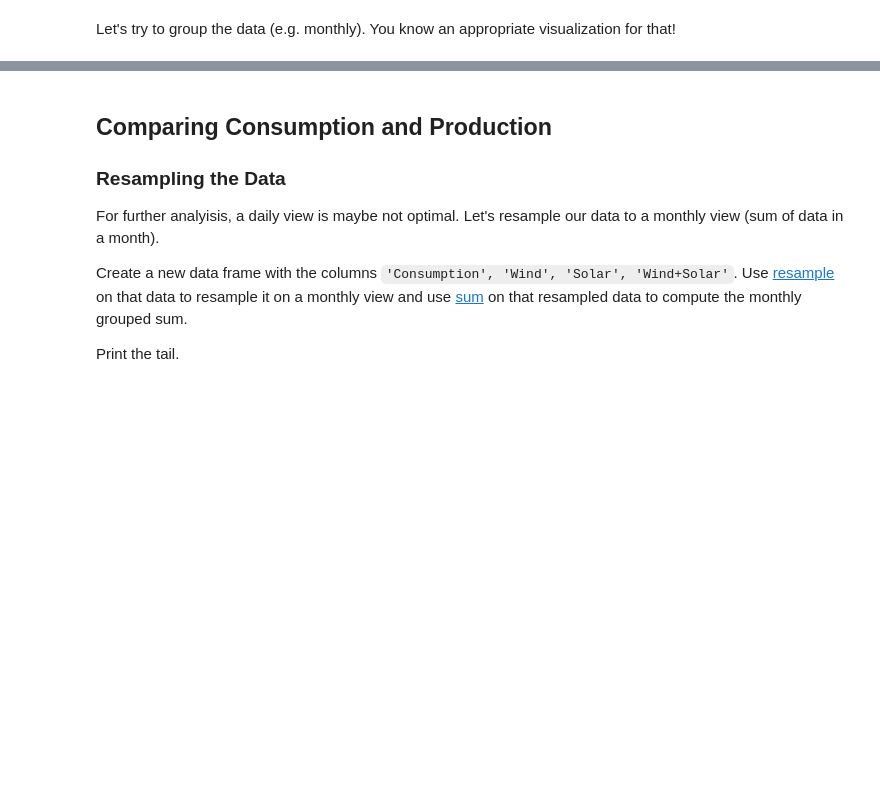
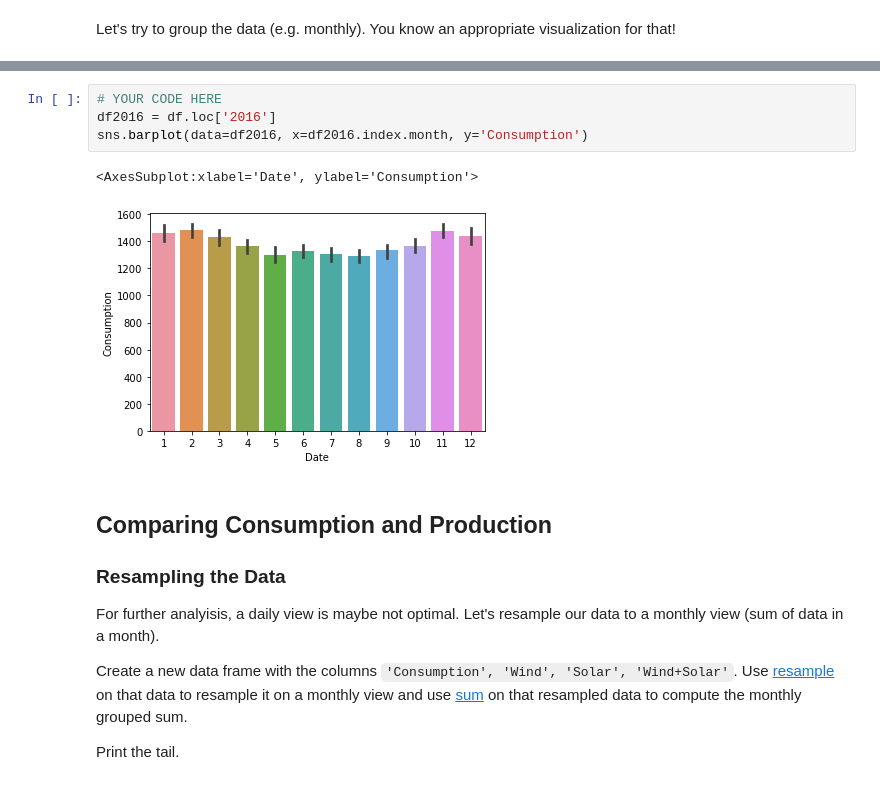
Before and after one commit to s-naegele/Data-Analysis, a Jupyter notebook: Lab/04_TimeseriesData_neu.ipynb, the cells around one changed output, grey strips where cells are left out. Saved outputs shown, nothing was run; the diff lists cells and outputs as text; blank space fills up the shorter version.

```diff
--- a/Lab/04_TimeseriesData_neu.ipynb
+++ b/Lab/04_TimeseriesData_neu.ipynb
@@ -252,3 +247,10 @@ ValueError: Cannot use `hue` without `x` and `y`
+# %%
+# YOUR CODE HERE
+df2016 = df.loc['2016']
+sns.barplot(data=df2016, x=df2016.index.month, y='Consumption')
+# %% [output]
+<AxesSubplot:xlabel='Date', ylabel='Consumption'>
+[figure, added]
 # %% [markdown]
 ## Comparing Consumption and Production
 ### Resampling the Data
```
Also changed, not shown: parts of 6 cells of this notebook.
